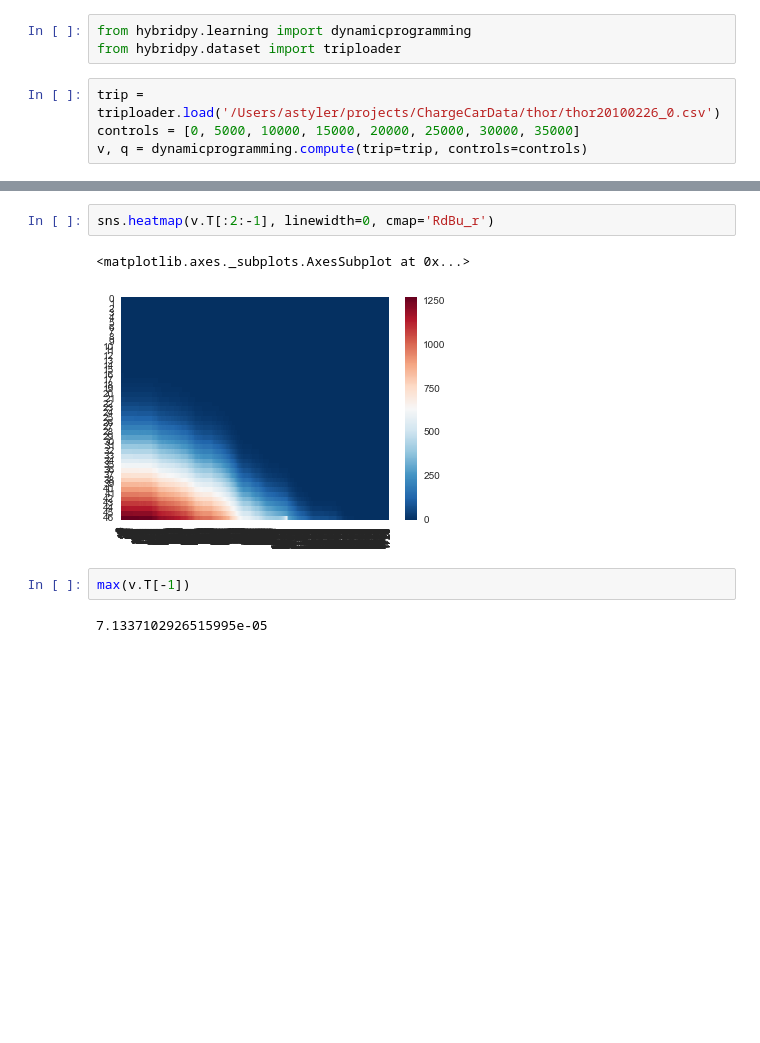
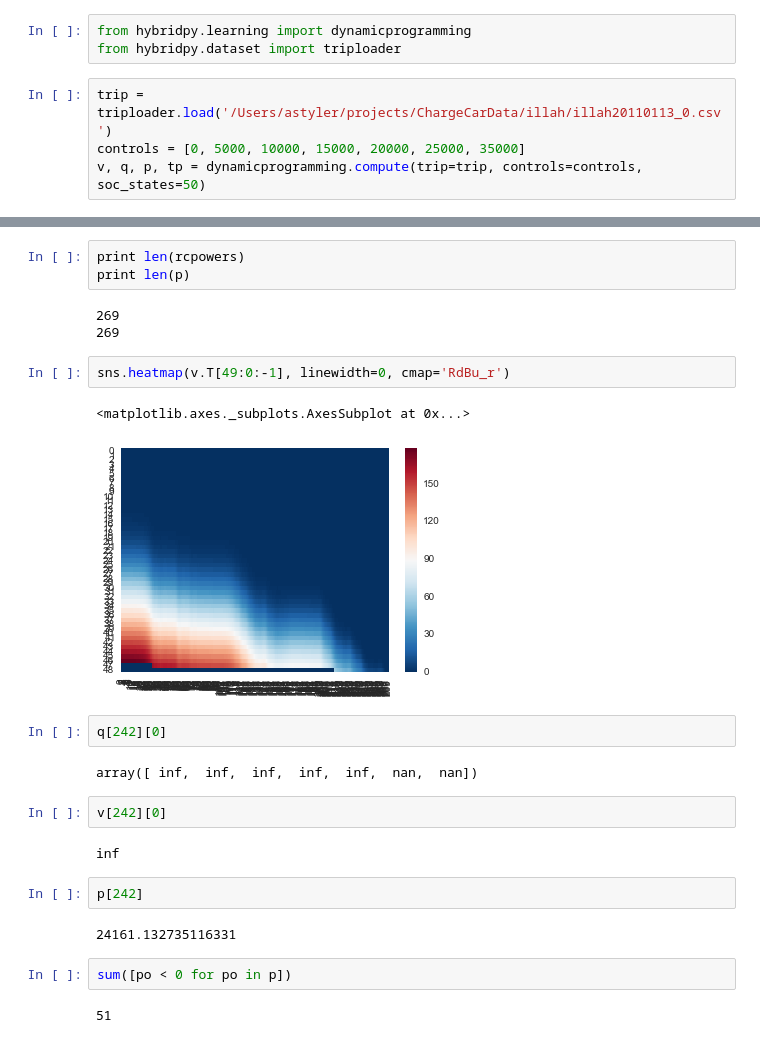
Before and after one commit to astyler/scratch, a Jupyter notebook: Hybrid Py Testing.ipynb, the cells around one changed output, grey strips where cells are left out. Saved outputs shown, nothing was run; the diff lists cells and outputs as text; blank space fills up the shorter version.

```diff
--- a/Hybrid Py Testing.ipynb
+++ b/Hybrid Py Testing.ipynb
@@ -9,6 +9,6 @@ sns.set_style('whitegrid')
 from hybridpy.learning import dynamicprogramming
 from hybridpy.dataset import triploader
 # %%
-trip = triploader.load('/Users/astyler/projects/ChargeCarData/thor/thor20100226_0.csv')
-controls = [0, 5000, 10000, 15000, 20000, 25000, 30000, 35000]
-v, q = dynamicprogramming.compute(trip=trip, controls=controls)
+trip = triploader.load('/Users/astyler/projects/ChargeCarData/illah/illah20110113_0.csv')
+controls = [0, 5000, 10000, 15000, 20000, 25000, 35000]
+v, q, p, tp = dynamicprogramming.compute(trip=trip, controls=controls, soc_states=50)
@@ -33,9 +52,27 @@ v, q = dynamicprogramming.compute(trip=trip, controls=controls)
+# %%
+print len(rcpowers)
+print len(p)
+# %% [output]
+269
+269
 # %%
-sns.heatmap(v.T[:2:-1], linewidth=0, cmap='RdBu_r')
+sns.heatmap(v.T[49:0:-1], linewidth=0, cmap='RdBu_r')
 # %% [output]
 <matplotlib.axes._subplots.AxesSubplot at 0x...>
-[figure, old version]
+[figure, new version]
-# %%
-max(v.T[-1])
-# %% [output]
-7.1337102926515995e-05
+# %%
+q[242][0]
+# %% [output]
+array([ inf,  inf,  inf,  inf,  inf,  nan,  nan])
+# %%
+v[242][0]
+# %% [output]
+inf
+# %%
+p[242]
+# %% [output]
+24161.132735116331
+# %%
+sum([po < 0 for po in p])
+# %% [output]
+51
```
Also changed, not shown: parts of 13 cells of this notebook.
